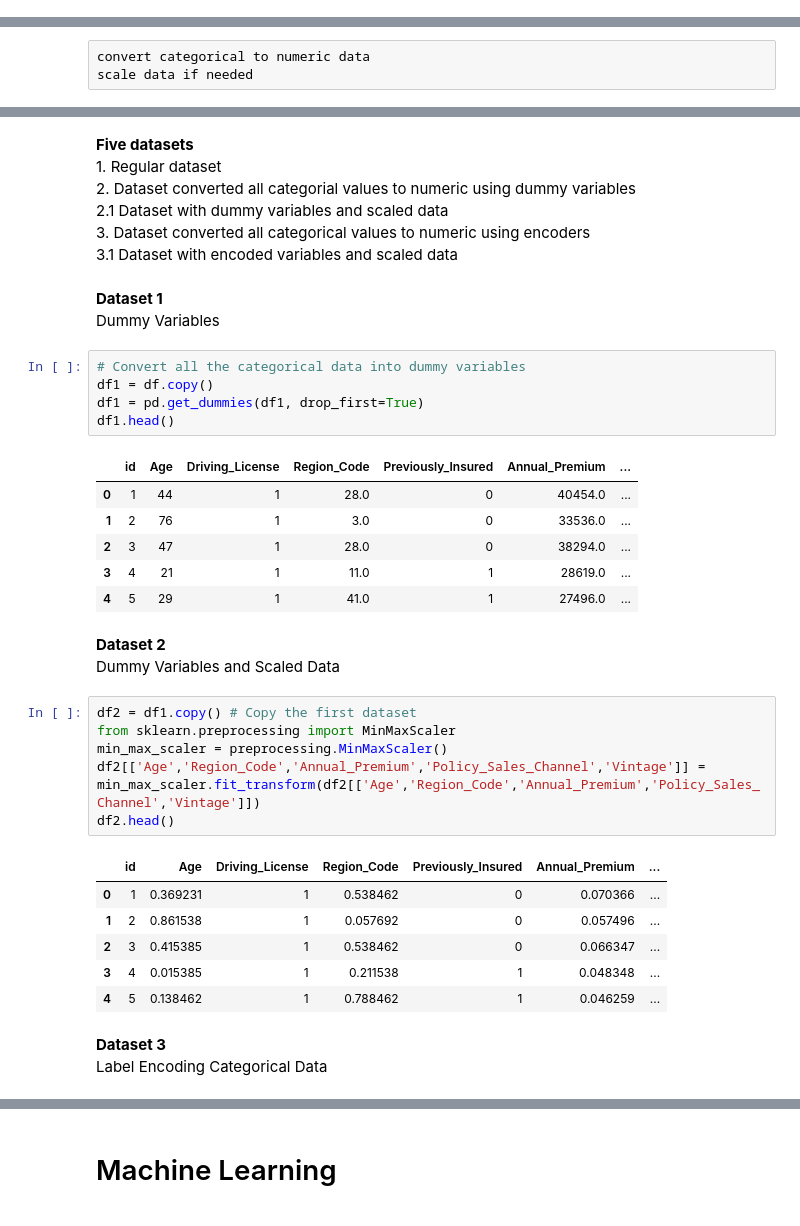
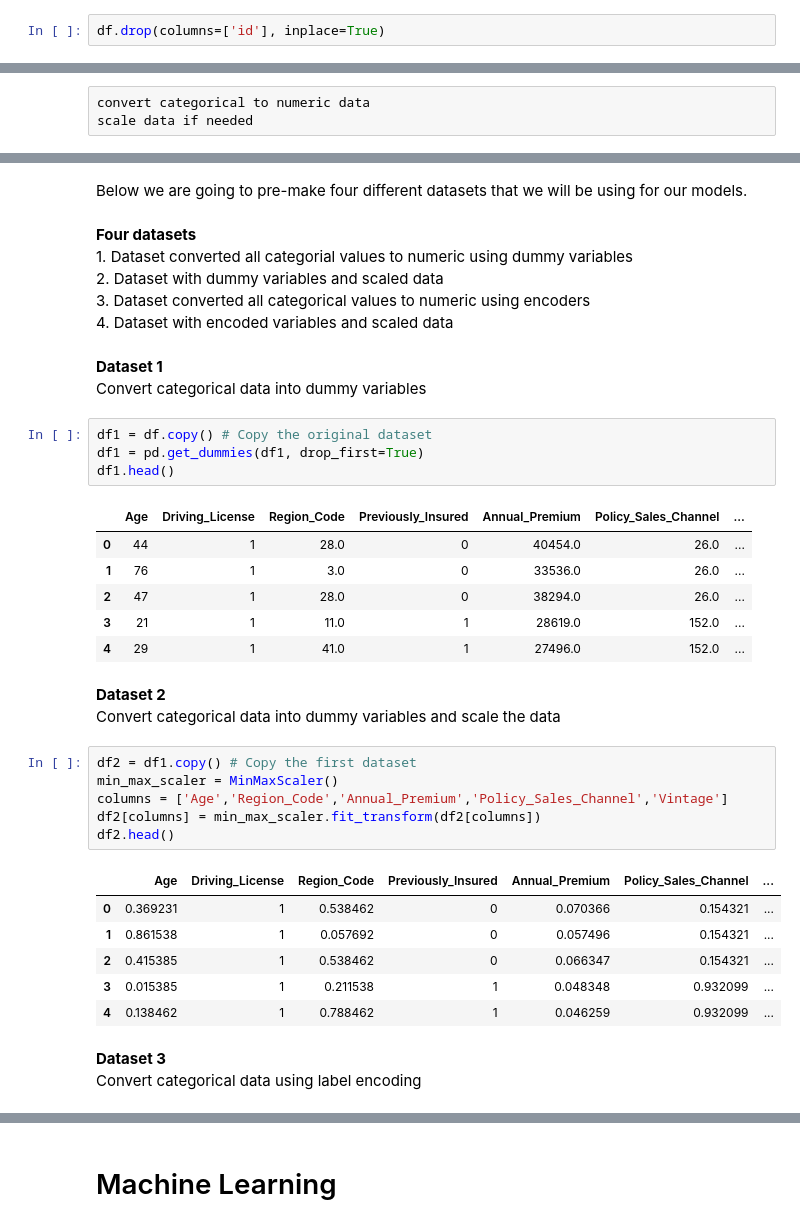
Before and after one commit to krndxs/CST383, a Jupyter notebook: car_insurance_predictions.ipynb, the cells around one changed output, grey strips where cells are left out. Saved outputs shown, nothing was run; the diff lists cells and outputs as text.

```diff
--- a/car_insurance_predictions.ipynb
+++ b/car_insurance_predictions.ipynb
@@ -87,0 +143,2 @@ don't remove columns for no reason, or because you don't understand what they me
+# %%
+df.drop(columns=['id'], inplace=True)
@@ -190,41 +249,41 @@ scale data if needed
+# %% [markdown]
+Below we are going to pre-make four different datasets that we will be using for our models.
 # %% [markdown]
-<b>Five datasets</b> <br>
-    1. Regular dataset <br>
-    2. Dataset converted all categorial values to numeric using dummy variables<br>
-    2.1 Dataset with dummy variables and scaled data<br>
+<b>Four datasets</b> <br>
+    1. Dataset converted all categorial values to numeric using dummy variables<br>
+    2. Dataset with dummy variables and scaled data<br>
     3. Dataset converted all categorical values to numeric using encoders<br>
-    3.1 Dataset with encoded variables and scaled data<br>
+    4. Dataset with encoded variables and scaled data<br>
 # %% [markdown]
 <b> Dataset 1 </b> <br>
-Dummy Variables
+Convert categorical data into dummy variables
 # %%
-# Convert all the categorical data into dummy variables
-df1 = df.copy()
+df1 = df.copy() # Copy the original dataset
 df1 = pd.get_dummies(df1, drop_first=True)
 df1.head()
 # %% [output]
-|  | id | Age | Driving_License | Region_Code | Previously_Insured | Annual_Premium | ... |
-| 0 | 1 | 44 | 1 | 28.0 | 0 | 40454.0 | ... |
-| 1 | 2 | 76 | 1 | 3.0 | 0 | 33536.0 | ... |
-| 2 | 3 | 47 | 1 | 28.0 | 0 | 38294.0 | ... |
-| 3 | 4 | 21 | 1 | 11.0 | 1 | 28619.0 | ... |
-| 4 | 5 | 29 | 1 | 41.0 | 1 | 27496.0 | ... |
+|  | Age | Driving_License | Region_Code | Previously_Insured | Annual_Premium | Policy_Sales_Channel | ... |
+| 0 | 44 | 1 | 28.0 | 0 | 40454.0 | 26.0 | ... |
+| 1 | 76 | 1 | 3.0 | 0 | 33536.0 | 26.0 | ... |
+| 2 | 47 | 1 | 28.0 | 0 | 38294.0 | 26.0 | ... |
+| 3 | 21 | 1 | 11.0 | 1 | 28619.0 | 152.0 | ... |
+| 4 | 29 | 1 | 41.0 | 1 | 27496.0 | 152.0 | ... |
 # %% [markdown]
 <b> Dataset 2 </b> <br>
-Dummy Variables and Scaled Data
+Convert categorical data into dummy variables and scale the data
 # %%
 df2 = df1.copy() # Copy the first dataset
-from sklearn.preprocessing import MinMaxScaler
-min_max_scaler = preprocessing.MinMaxScaler()
-df2[['Age','Region_Code','Annual_Premium','Policy_Sales_Channel','Vintage']] = min_max_scaler.fit_transform(df2[['Age','Region_Code','Annual_Premium','Policy_Sales_Channel','Vintage']])
+min_max_scaler = MinMaxScaler()
+columns = ['Age','Region_Code','Annual_Premium','Policy_Sales_Channel','Vintage']
+df2[columns] = min_max_scaler.fit_transform(df2[columns])
 df2.head()
 # %% [output]
-|  | id | Age | Driving_License | Region_Code | Previously_Insured | Annual_Premium | ... |
-| 0 | 1 | 0.369231 | 1 | 0.538462 | 0 | 0.070366 | ... |
-| 1 | 2 | 0.861538 | 1 | 0.057692 | 0 | 0.057496 | ... |
-| 2 | 3 | 0.415385 | 1 | 0.538462 | 0 | 0.066347 | ... |
-| 3 | 4 | 0.015385 | 1 | 0.211538 | 1 | 0.048348 | ... |
-| 4 | 5 | 0.138462 | 1 | 0.788462 | 1 | 0.046259 | ... |
+|  | Age | Driving_License | Region_Code | Previously_Insured | Annual_Premium | Policy_Sales_Channel | ... |
+| 0 | 0.369231 | 1 | 0.538462 | 0 | 0.070366 | 0.154321 | ... |
+| 1 | 0.861538 | 1 | 0.057692 | 0 | 0.057496 | 0.154321 | ... |
+| 2 | 0.415385 | 1 | 0.538462 | 0 | 0.066347 | 0.154321 | ... |
+| 3 | 0.015385 | 1 | 0.211538 | 1 | 0.048348 | 0.932099 | ... |
+| 4 | 0.138462 | 1 | 0.788462 | 1 | 0.046259 | 0.932099 | ... |
 # %% [markdown]
 <b> Dataset 3 </b> <br>
-Label Encoding Categorical Data
+Convert categorical data using label encoding
```
Also changed, not shown: parts of 90 cells of this notebook.
